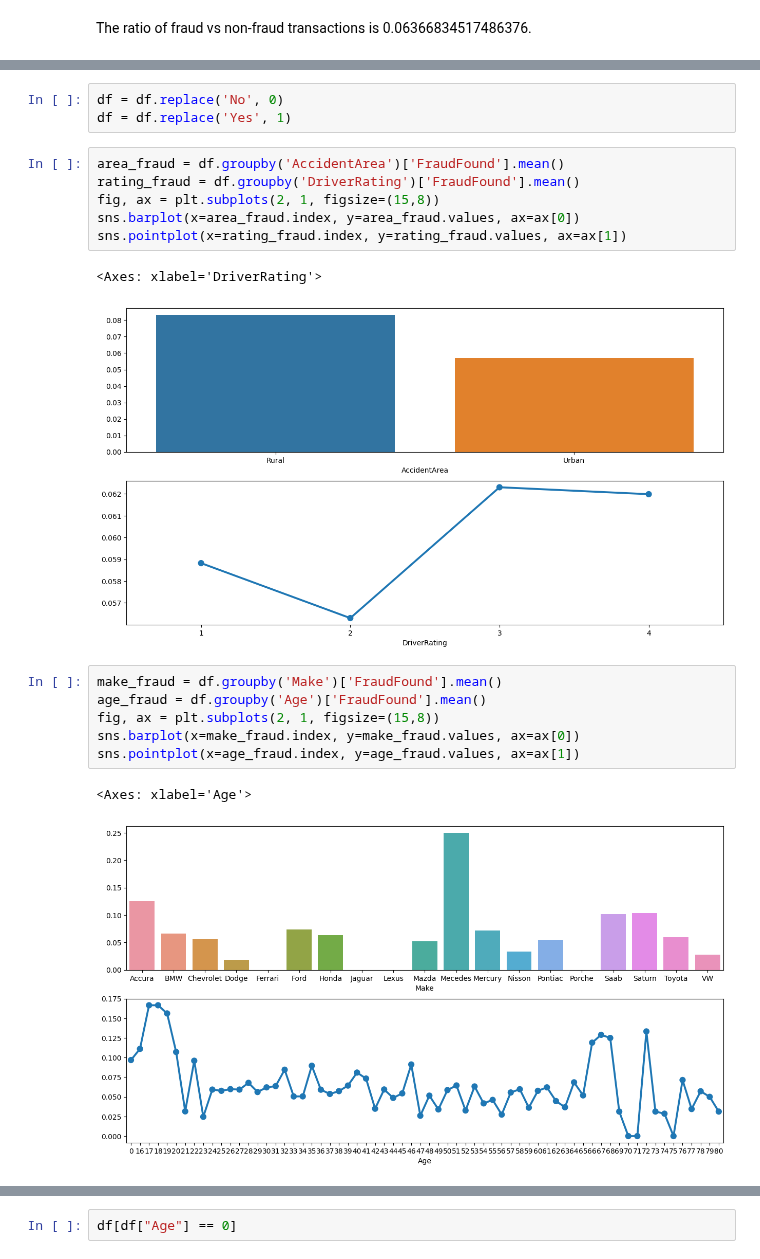
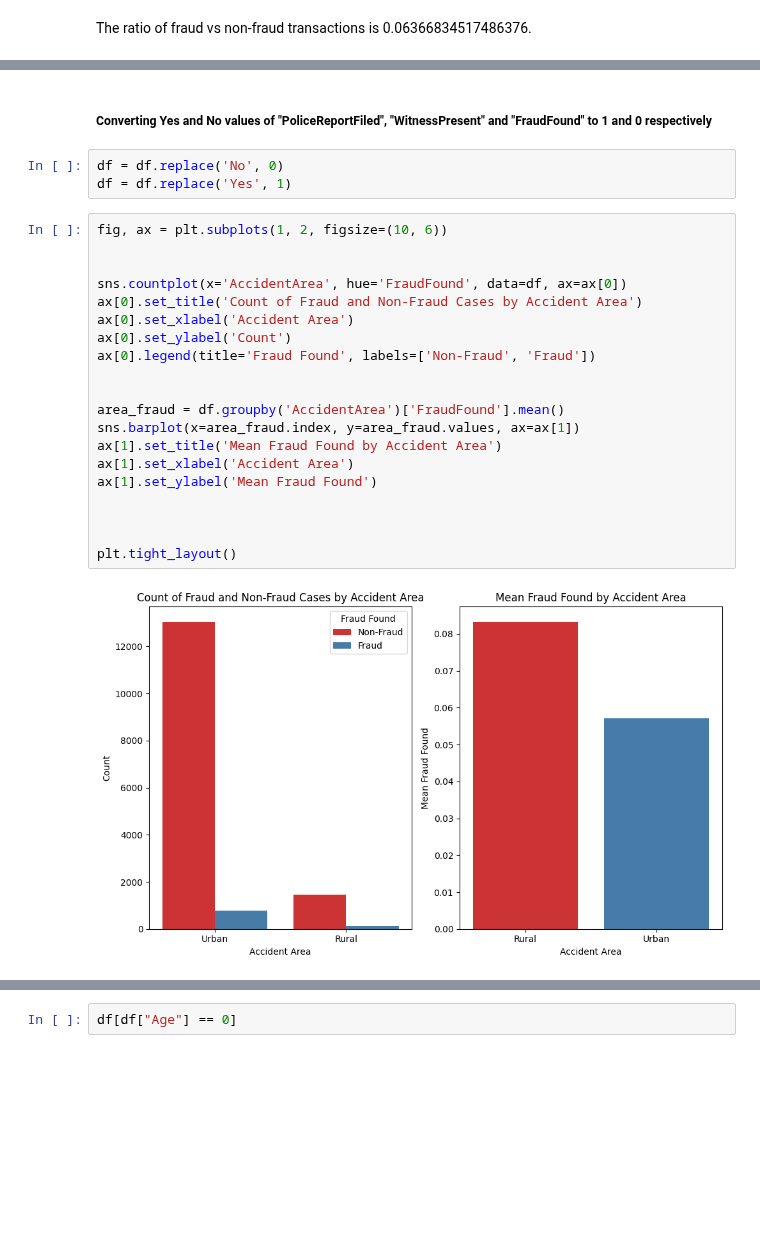
Before and after one commit to dapscc/bt4012_fraud, a Jupyter notebook: eda.ipynb, the cells around one changed output, grey strips where cells are left out. Drawn from its saved outputs; the diff is of its cells as text; blank space fills up the shorter version.

```diff
--- a/eda.ipynb
+++ b/eda.ipynb
@@ -83,21 +154,27 @@ df['FraudFound'].value_counts().plot(kind='bar')
+# %% [markdown]
+##### Converting Yes and No values of "PoliceReportFiled", "WitnessPresent" and "FraudFound" to 1 and 0 respectively
 # %%
 df = df.replace('No', 0)
 df = df.replace('Yes', 1)
-# %%
-area_fraud = df.groupby('AccidentArea')['FraudFound'].mean()
-rating_fraud = df.groupby('DriverRating')['FraudFound'].mean()
-fig, ax = plt.subplots(2, 1, figsize=(15,8))
-sns.barplot(x=area_fraud.index, y=area_fraud.values, ax=ax[0])
-sns.pointplot(x=rating_fraud.index, y=rating_fraud.values, ax=ax[1])
-# %% [output]
-<Axes: xlabel='DriverRating'>
-[figure, removed]
-# %%
-make_fraud = df.groupby('Make')['FraudFound'].mean()
-age_fraud = df.groupby('Age')['FraudFound'].mean()
-fig, ax = plt.subplots(2, 1, figsize=(15,8))
-sns.barplot(x=make_fraud.index, y=make_fraud.values, ax=ax[0])
-sns.pointplot(x=age_fraud.index, y=age_fraud.values, ax=ax[1])
-# %% [output]
-<Axes: xlabel='Age'>
-[figure, removed]
+# %%
+fig, ax = plt.subplots(1, 2, figsize=(10, 6))
+
+
+sns.countplot(x='AccidentArea', hue='FraudFound', data=df, ax=ax[0])
+ax[0].set_title('Count of Fraud and Non-Fraud Cases by Accident Area')
+ax[0].set_xlabel('Accident Area')
+ax[0].set_ylabel('Count')
+ax[0].legend(title='Fraud Found', labels=['Non-Fraud', 'Fraud'])
+
+
+area_fraud = df.groupby('AccidentArea')['FraudFound'].mean()
+sns.barplot(x=area_fraud.index, y=area_fraud.values, ax=ax[1])
+ax[1].set_title('Mean Fraud Found by Accident Area')
+ax[1].set_xlabel('Accident Area')
+ax[1].set_ylabel('Mean Fraud Found')
+
+
+
+plt.tight_layout()
+# %% [output]
+[figure, added]
```
Also changed, not shown: parts of 31 cells of this notebook.
